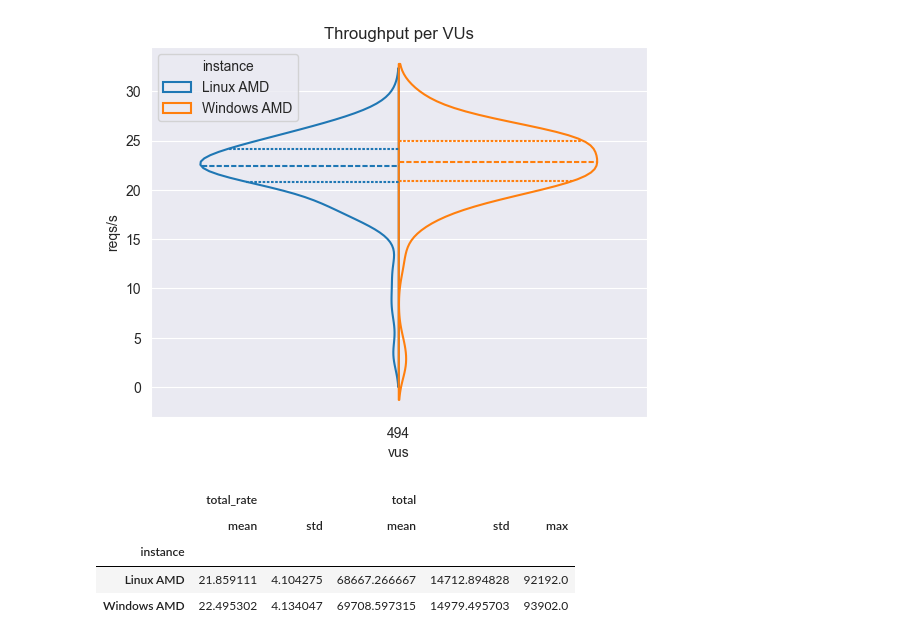
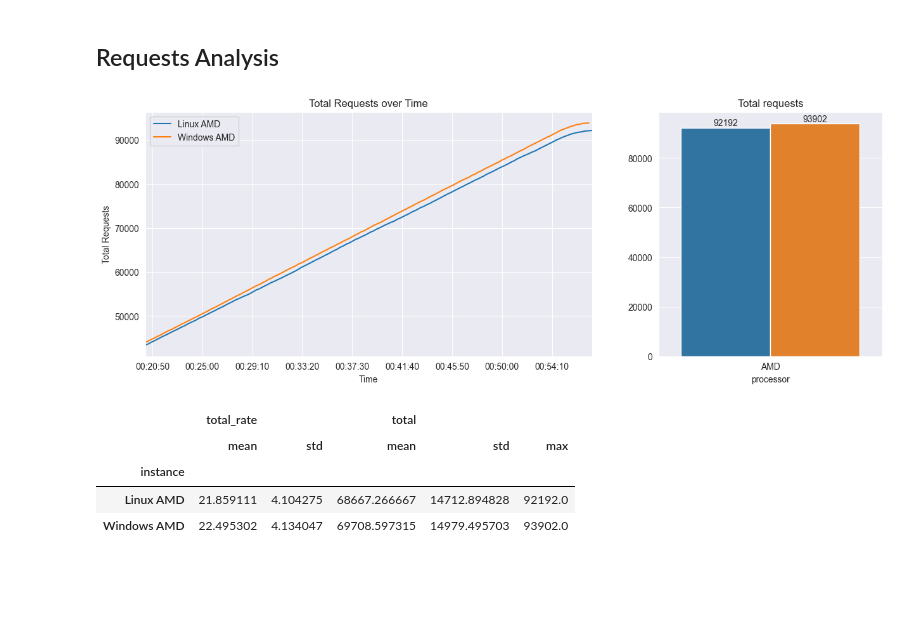
Before and after one commit to epicor-yasuomaidana/metrics-analysis, a Jupyter notebook: Quick Comparison.ipynb, the cells around one changed output. Drawn from its saved outputs; the diff is of its cells as text; code cells hidden in the pictures; blank space fills up the shorter version.

Commit message:
Organizing analysis

```diff
--- a/Quick Comparison.ipynb
+++ b/Quick Comparison.ipynb
@@ -158,10 +199,16 @@ plot_over_time(total_iterations, "total", 'Total Iterations over Time', 'Total R
-# %%
-sns.violinplot(framed.reset_index(), x="vus", y="total_rate", hue="instance", split=True, inner='quartile', fill=False)
-plt.title("Throughput per VUs")
-plt.ylabel("reqs/s")
-plt.show()
-# %% [output]
-[figure, removed]
+# %% [markdown]
+## Requests Analysis
+# %%
+fig = plt.figure(figsize=(15, 5))  # Increase width
+gs = gridspec.GridSpec(1, 2, width_ratios=[2, 1])  # 2/3 and 1/3
+
+ax1 = fig.add_subplot(gs[0])
+plot_over_time(framed, "total", 'Total Requests over Time', 'Total Requests', ax=ax1)
+ax2 = fig.add_subplot(gs[1])
+plot_bar(framed, "processor", "total", "Total requests", "", ax=ax2, legend=False, show_numbers=True, errorbar=None)
+plt.show()
+# %% [output]
+[figure, added]
 # %%
 plot_throughput_hist(
     x_col="total_rate",
```
Also changed, not shown: parts of 16 cells of this notebook.
